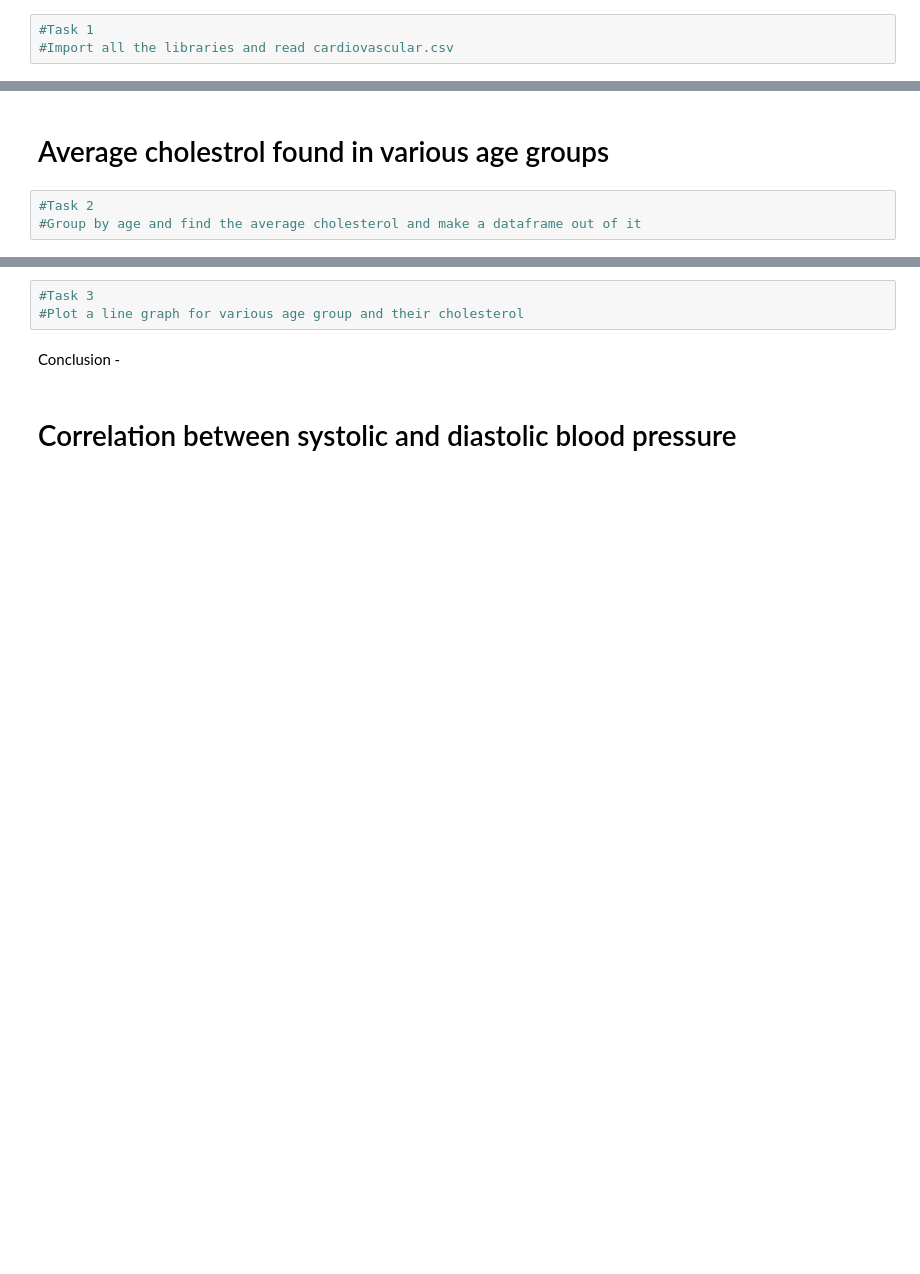
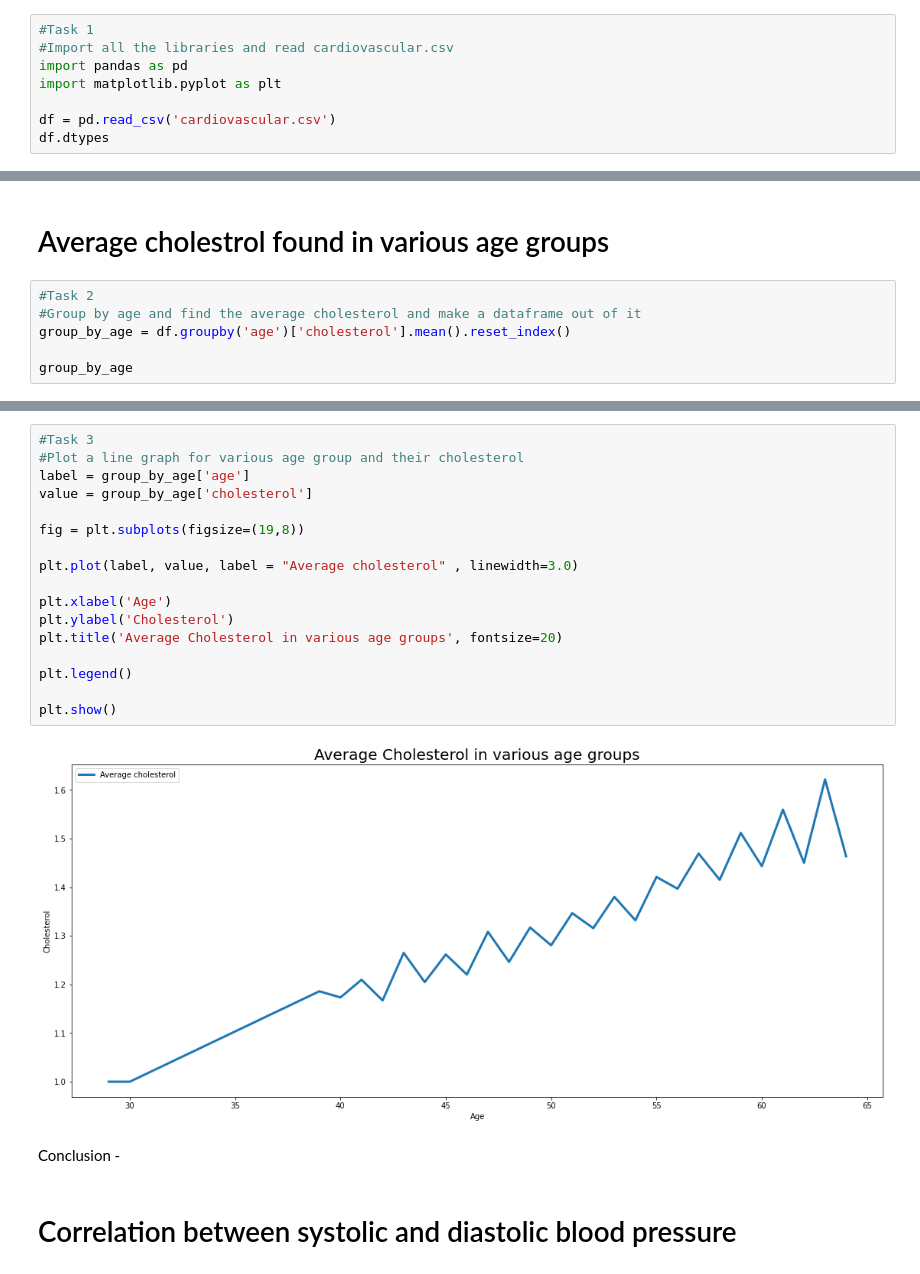
Before and after one commit to oof1718963/C193, a Jupyter notebook: C193_project-student.ipynb, the cells around one changed output, grey strips where cells are left out. Drawn from its saved outputs; the diff is of its cells as text; blank space fills up the shorter version.

```diff
--- a/C193_project-student.ipynb
+++ b/C193_project-student.ipynb
@@ -9,3 +9,8 @@ Plot a line graph to find the correlation between systolic and diastolic blood p
 # %%
 #Task 1
 #Import all the libraries and read cardiovascular.csv
+import pandas as pd
+import matplotlib.pyplot as plt
+
+df = pd.read_csv('cardiovascular.csv')
+df.dtypes
@@ -14,3 +35,6 @@ Plot a line graph to find the correlation between systolic and diastolic blood p
 # %%
 #Task 2
 #Group by age and find the average cholesterol and make a dataframe out of it
+group_by_age = df.groupby('age')['cholesterol'].mean().reset_index()
+
+group_by_age
@@ -17,6 +59,22 @@ Plot a line graph to find the correlation between systolic and diastolic blood p
-# %%
-#Task 3
-#Plot a line graph for various age group and their cholesterol
+# %%
+#Task 3
+#Plot a line graph for various age group and their cholesterol
+label = group_by_age['age']
+value = group_by_age['cholesterol']
+
+fig = plt.subplots(figsize=(19,8))
+
+plt.plot(label, value, label = "Average cholesterol" , linewidth=3.0)
+
+plt.xlabel('Age')
+plt.ylabel('Cholesterol')
+plt.title('Average Cholesterol in various age groups', fontsize=20)
+
+plt.legend()
+
+plt.show()
+# %% [output]
+[figure, added]
 # %% [markdown]
 Conclusion -
 # %% [markdown]
```
Also changed, not shown: parts of 7 cells of this notebook.
